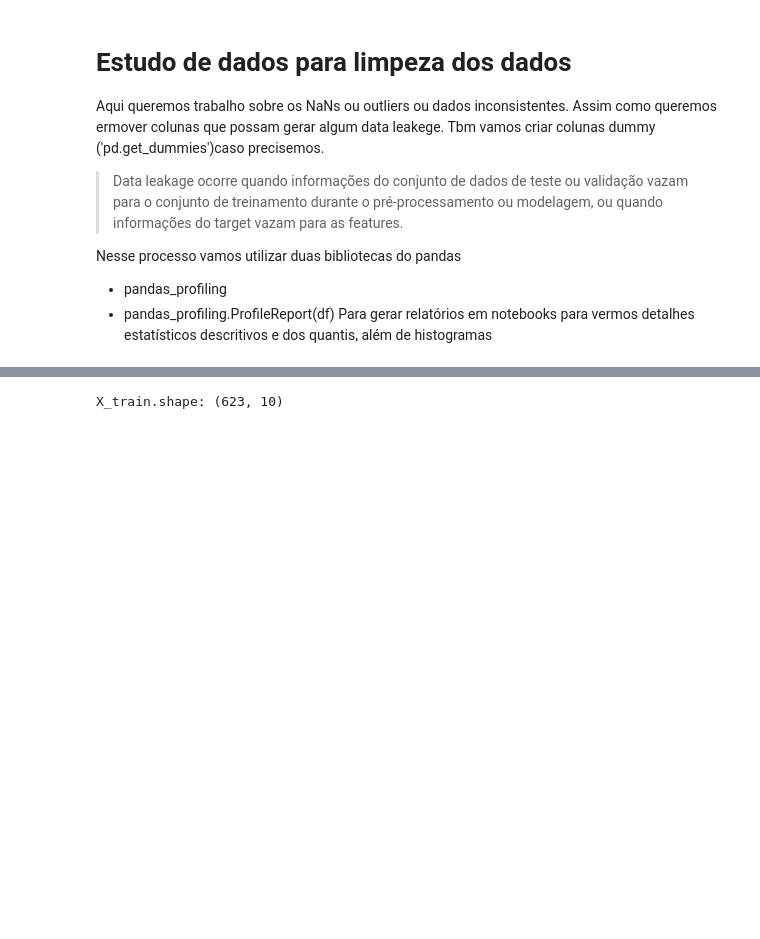
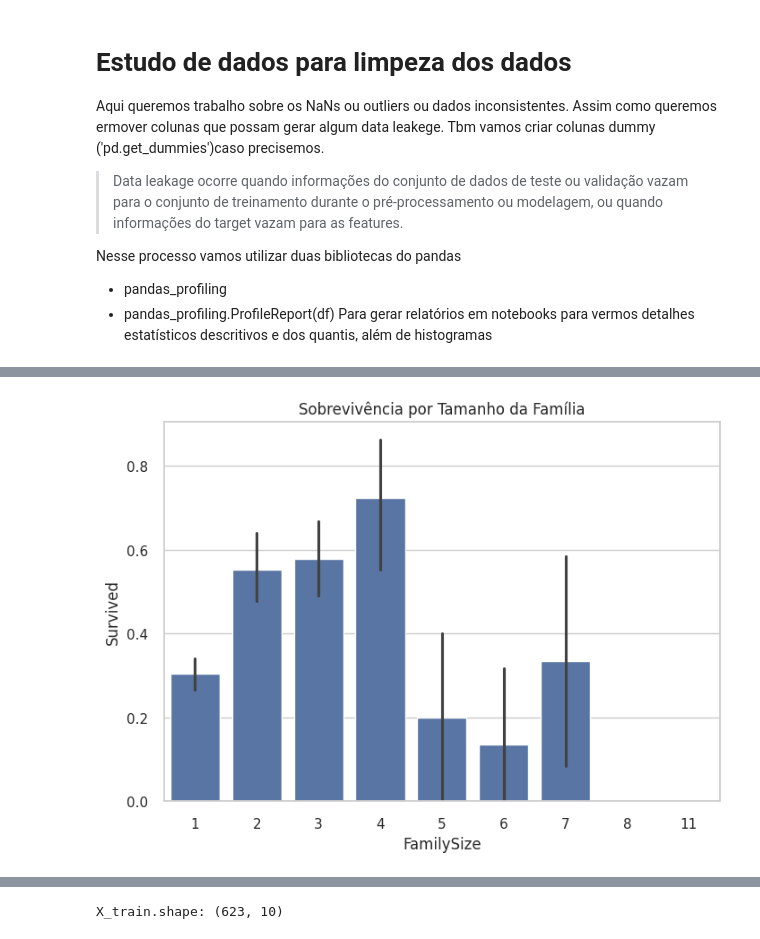
Before and after one commit to KhanSabbath/Titanic-analyse, a Jupyter notebook: main.ipynb, the cells around one changed output, grey strips where cells are left out. Cells and saved outputs as stored; diff of their text form; code cells hidden in the pictures; blank space fills up the shorter version.

```diff
--- a/main.ipynb
+++ b/main.ipynb
@@ -159,3 +297,12 @@ dtype: float64
+# %%
+# Família a Bordo (SibSp + Parch)
+df['FamilySize'] = df['SibSp'] + df['Parch'] + 1
+
+sns.barplot(data=df, x="FamilySize", y="Survived")
+plt.title("Sobrevivência por Tamanho da Família")
+plt.show()
+# %% [output]
+[figure, added]
 # %%
 # categorização para limpeza
 # defina o target antes de remover a coluna
```
Also changed, not shown: parts of 18 cells of this notebook, 2 other files.
